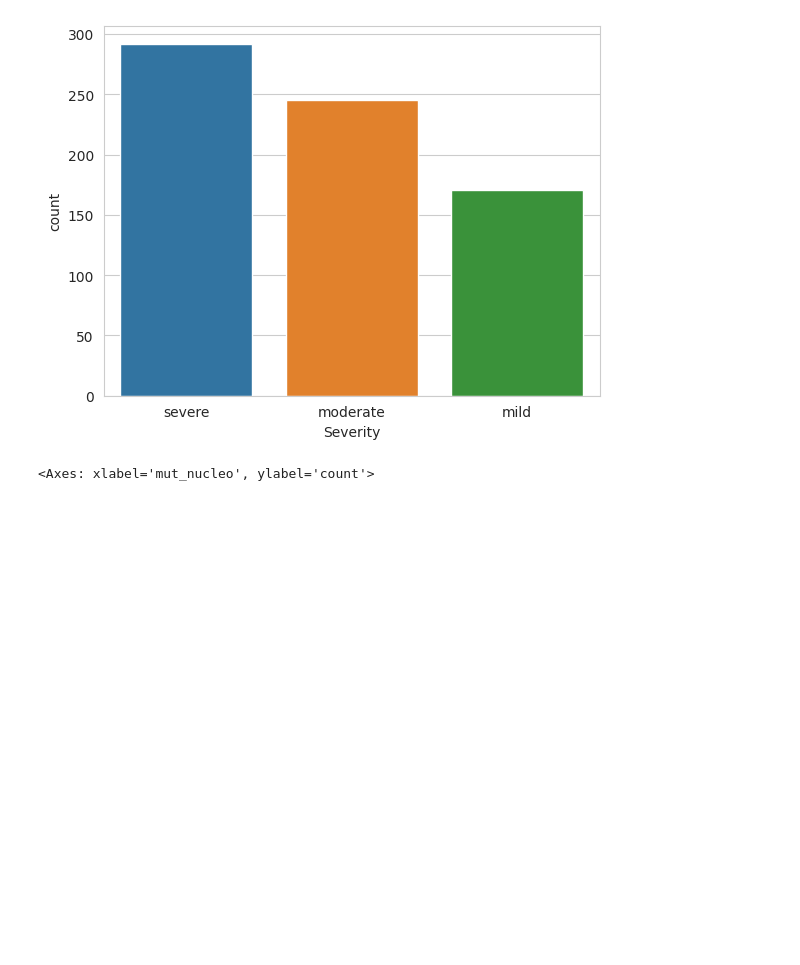
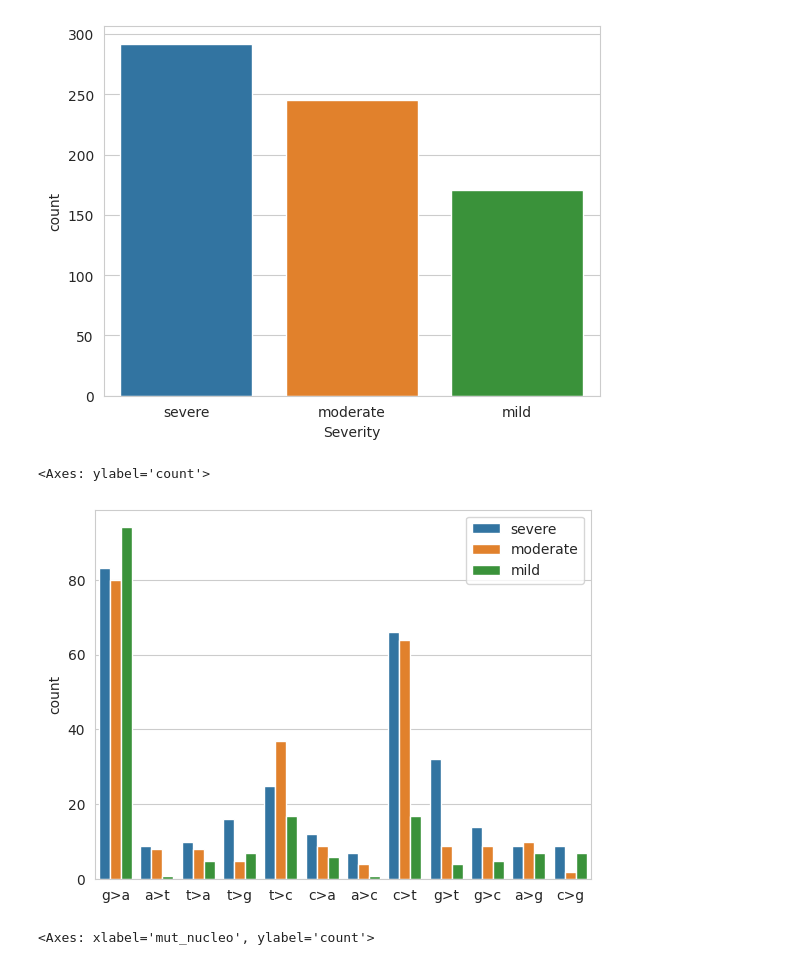
Before and after one commit to JestinGigi/Predicting_Haemophilia_B, a Jupyter notebook: Haemophilia_prediction_B.ipynb, the cells around one changed output. Drawn from its saved outputs; the diff is of its cells as text; code cells hidden in the pictures; blank space fills up the shorter version.

```diff
--- a/Haemophilia_prediction_B.ipynb
+++ b/Haemophilia_prediction_B.ipynb
@@ -289,6 +291,17 @@ sns.countplot(data=new_df, x='Severity')
 # %% [output]
 <Axes: xlabel='Severity', ylabel='count'>
 [figure]
+# %%
+base_change = []
+severity = []
+for index, rows in new_df.iterrows():
+    base_change.append(rows['act_nucleo']+">"+rows['mut_nucleo'])
+    severity.append(rows['Severity'])
+# %%
+sns.countplot(x=base_change, hue=severity)
+# %% [output]
+<Axes: ylabel='count'>
+[figure, added]
 # %%
 sns.countplot(data=new_df, x='mut_nucleo', hue='Severity')
 # %% [output]
```
Also changed, not shown: parts of 16 cells of this notebook, 4 other files.
